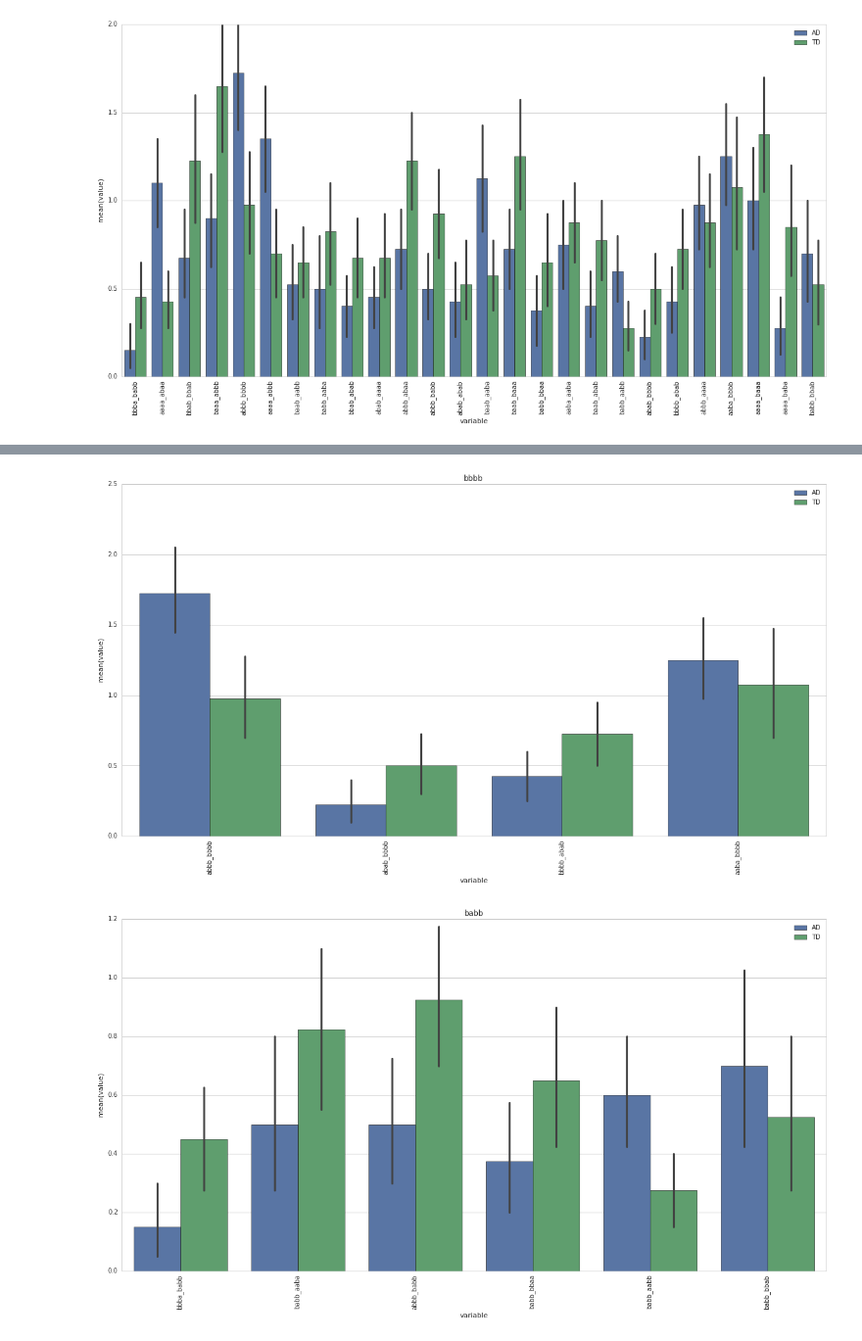
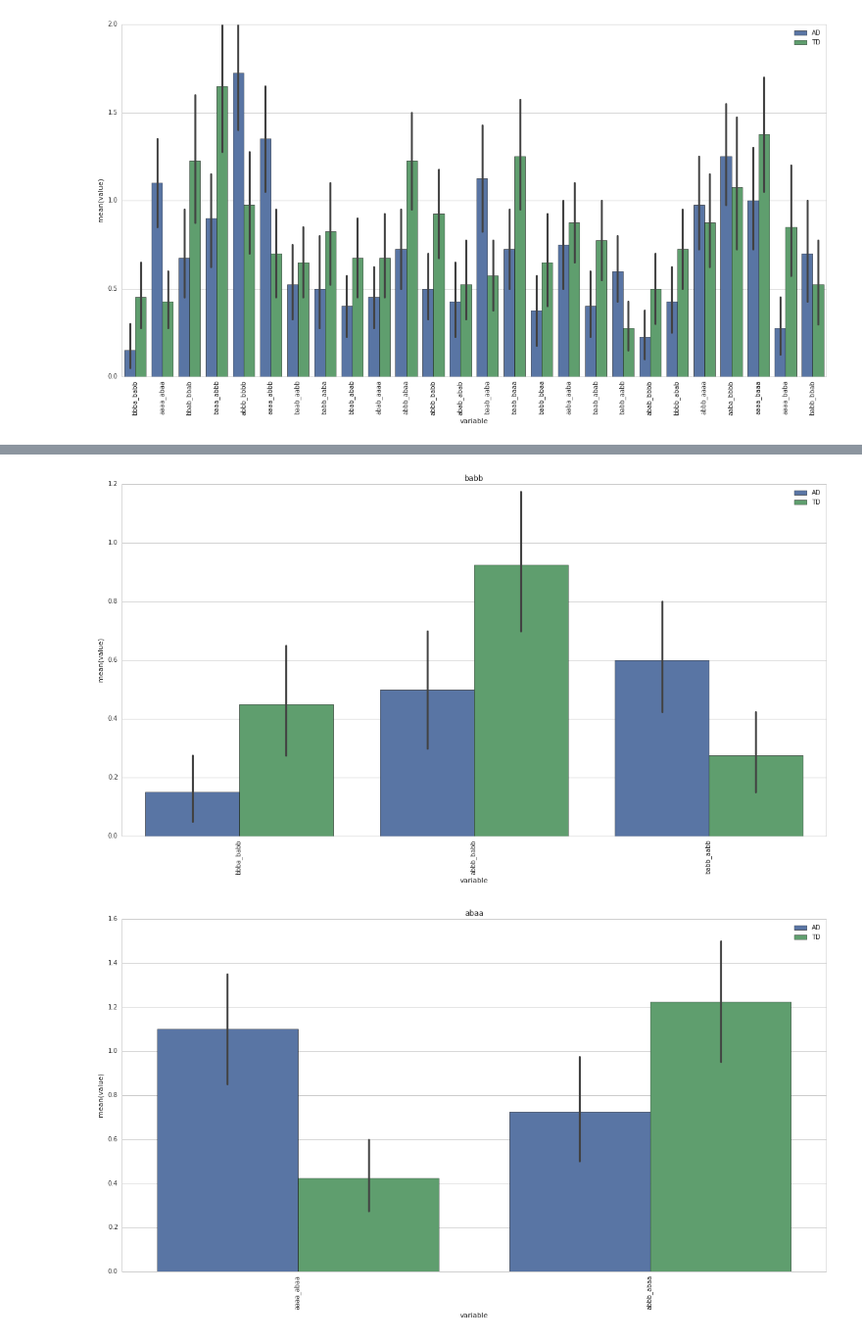
Before and after one commit to boomsbloom/media-nlp, a Jupyter notebook: enet_feat_analysis.ipynb, the cells around one changed output, grey strips where cells are left out. Shown at 98% size. Saved outputs shown, nothing was run; the diff lists cells and outputs as text; code cells hidden in the pictures.

```diff
--- a/enet_feat_analysis.ipynb
+++ b/enet_feat_analysis.ipynb
@@ -11,9 +12,9 @@ from feature_functions import countFeatures, drop_features
 top_features = drop_features(26)
 
 reduced_feat = []
-for word in top_features:
+for gram in top_features:
     #if (word[0] == 'a' and word[3] == 'b'): #or (word[5] == 'a' and word[8] == 'b'):
-        reduced_feat.append(word)
+        reduced_feat.append(gram)
 
 top_features = reduced_feat
 
@@ -47,0 +69,9 @@ plt.ylim(0,2);
+# %%
+sig_df = melted_df[melted_df['variable'].isin(gram_differences['grams'])]
+
+sns.set_style("whitegrid")
+sns.plt.figure(figsize=(20,10))
+sns.barplot(data=sig_df,y='value',x='variable',hue='group',linewidth=0.5)
+plt.legend();
+sns.plt.title("Significant Contrasts for top 10% of eNet Features (descending feat importance)")
+plt.xticks(rotation=90);
@@ -47,0 +80,19 @@ plt.ylim(0,2);
+# %%
+more_AD, more_TD = [], []
+for gram in gram_differences['grams']:
+    gram_diff = sig_df[(sig_df['variable'] == gram)
+                & (sig_df['group'] == 'AD')]['value'].mean() - sig_df[(sig_df['variable'] == gram)
+                                                                      & (sig_df['group'] == 'TD')]['value'].mean()
+    if gram_diff > 0:
+        more_AD.append(gram)
+    else:
+        more_TD.append(gram)
+
+order_by = more_AD + more_TD
+
+sns.set_style("whitegrid")
+sns.plt.figure(figsize=(20,10))
+sns.barplot(data=sig_df,y='value',x='variable',hue='group',linewidth=0.5,order=order_by)
+plt.legend();
+sns.plt.title("Significant Contrasts for top 10% of eNet Features")
+plt.xticks(rotation=90);
@@ -48,6 +101,6 @@ plt.ylim(0,2);
 # %%
 word_counts = {'first':[],'second':[]}
-for word in top_features:
+for word in gram_differences['grams']:
     word_counts['first'].append(word[0:4])
     word_counts['second'].append(word[5:9])
 
@@ -66,7 +119,7 @@ sns.barplot(data=first_df,x=second_df['second'],y=second_df.index,ax=ax2)
 # %%
-frequent_words = ['baab','abab','abbb','bbbb','babb','aaba','aaaa','baaa']
+frequent_words = ['baab','abbb','aaaa','babb','abaa','baaa','bbab'] #shows up at least twice
 for word in frequent_words:
-    word_df = melted_df[melted_df['variable'].str.contains(word)]
+    word_df = sig_df[sig_df['variable'].str.contains(word)]
 
     sns.set_style("whitegrid")
     sns.plt.figure(figsize=(20,10))
@@ -82,2 +135,2 @@ for word in frequent_words:
-[figure, old version]
+[figure, new version]
-[figure, old version]
+[figure, new version]
```
Also changed, not shown: parts of 6 cells of this notebook.
